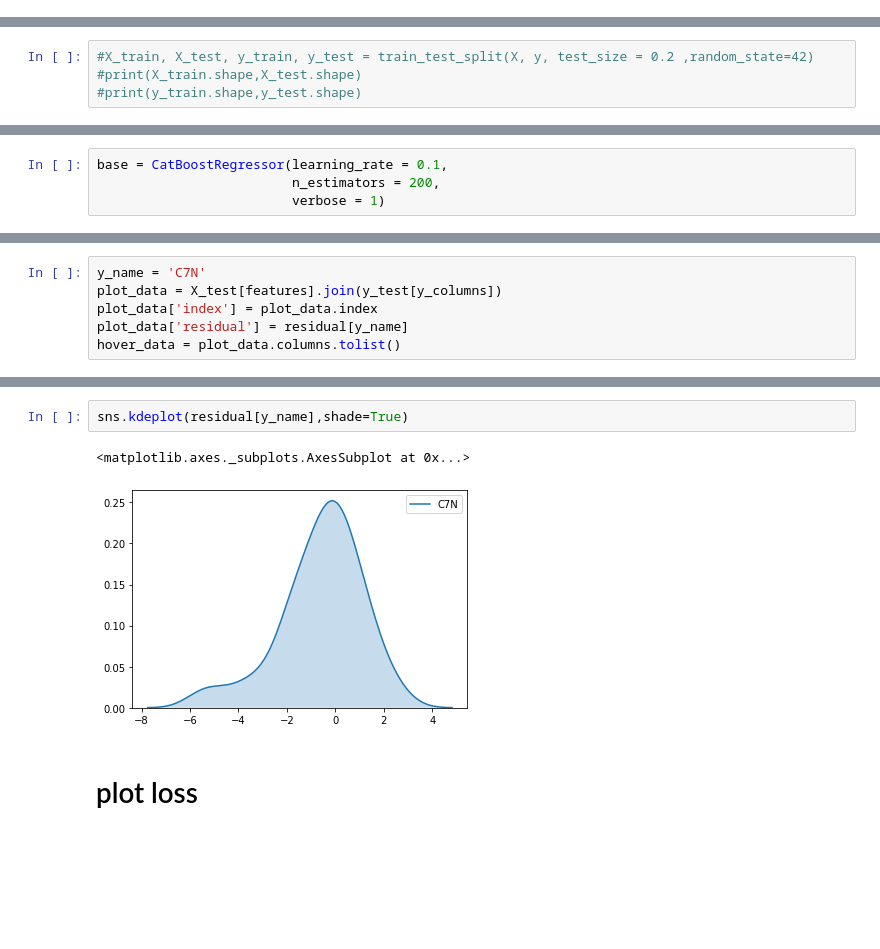
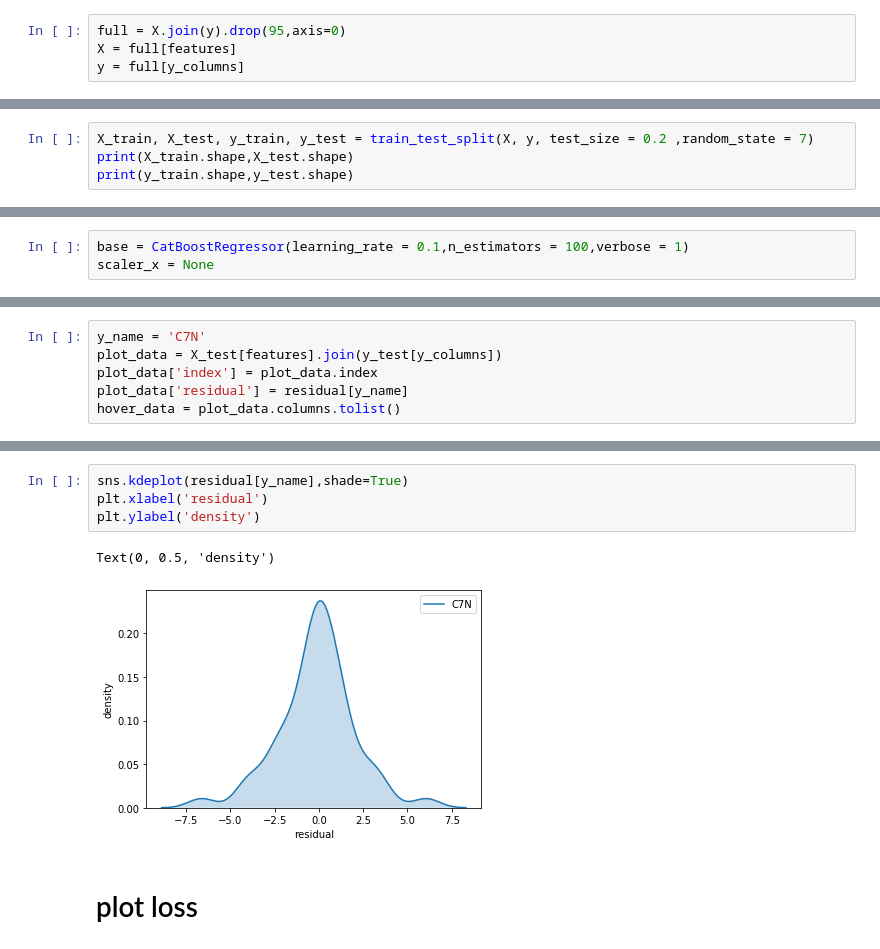
Before and after one commit to skywalker0803r/works, a Jupyter notebook: 加入IBP_EBP分析.ipynb, the cells around one changed output, grey strips where cells are left out. Cells and saved outputs as stored; diff of their text form; blank space fills up the shorter version.

```diff
--- a/加入IBP_EBP分析.ipynb
+++ b/加入IBP_EBP分析.ipynb
@@ -196,3 +192,7 @@ full = X.join(y)
+# %%
+full = X.join(y).drop(95,axis=0)
+X = full[features]
+y = full[y_columns]
 # %% [markdown]
 # split
 # %%
@@ -208,6 +205,6 @@ print(X_test.shape)
 # %% [markdown]
 # random split
 # %%
-#X_train, X_test, y_train, y_test = train_test_split(X, y, test_size = 0.2 ,random_state=42)
-#print(X_train.shape,X_test.shape)
-#print(y_train.shape,y_test.shape)
+X_train, X_test, y_train, y_test = train_test_split(X, y, test_size = 0.2 ,random_state = 7)
+print(X_train.shape,X_test.shape)
+print(y_train.shape,y_test.shape)
@@ -216,4 +216,3 @@ print(X_test.shape)
 # %%
-base = CatBoostRegressor(learning_rate = 0.1,
-                         n_estimators = 200,
-                         verbose = 1)
+base = CatBoostRegressor(learning_rate = 0.1,n_estimators = 100,verbose = 1)
+scaler_x = None
@@ -321,9 +317,11 @@ px.scatter(plot_data,y_name,'residual',trendline="ols",title=y_name+' residual a
 [interactive output not drawn]
 # %%
 sns.kdeplot(residual[y_name],shade=True)
+plt.xlabel('residual')
+plt.ylabel('density')
 # %% [output]
-<matplotlib.axes._subplots.AxesSubplot at 0x...>
+Text(0, 0.5, 'density')
-[figure, old version]
+[figure, new version]
 # %% [markdown]
 # plot loss
 # %%
```
Also changed, not shown: parts of 15 cells of this notebook.
